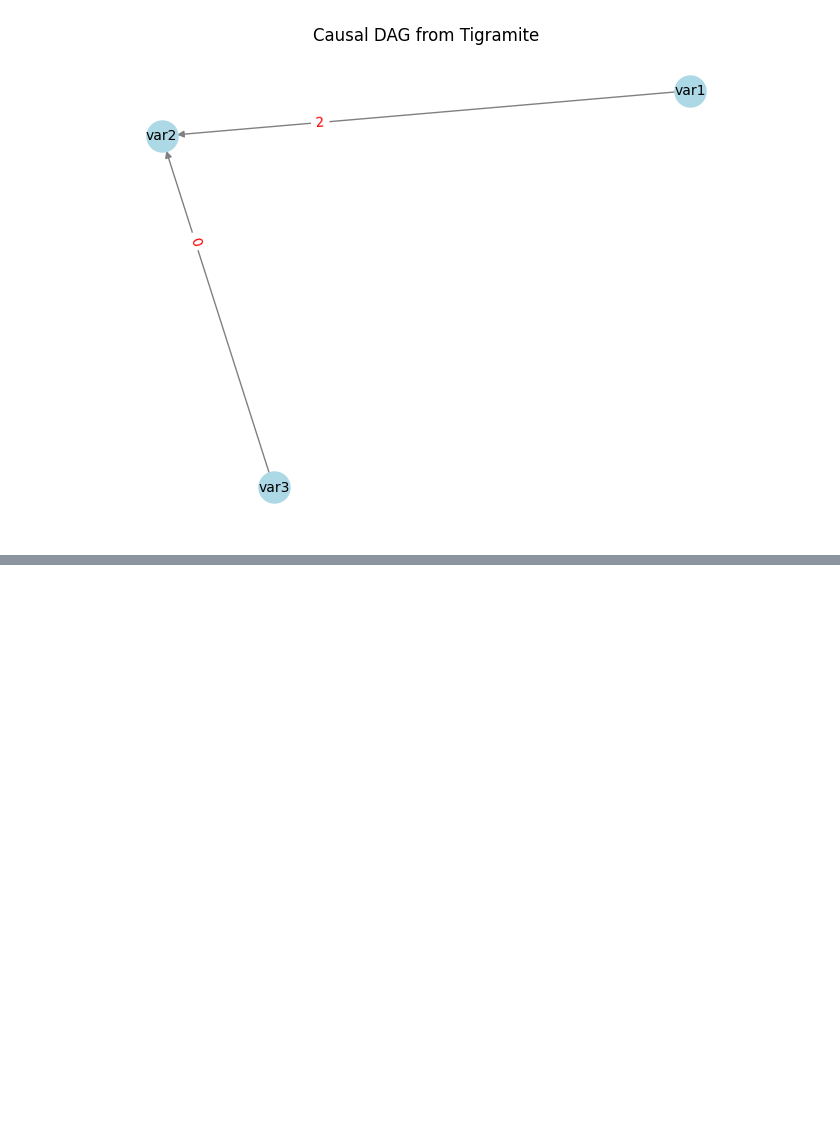
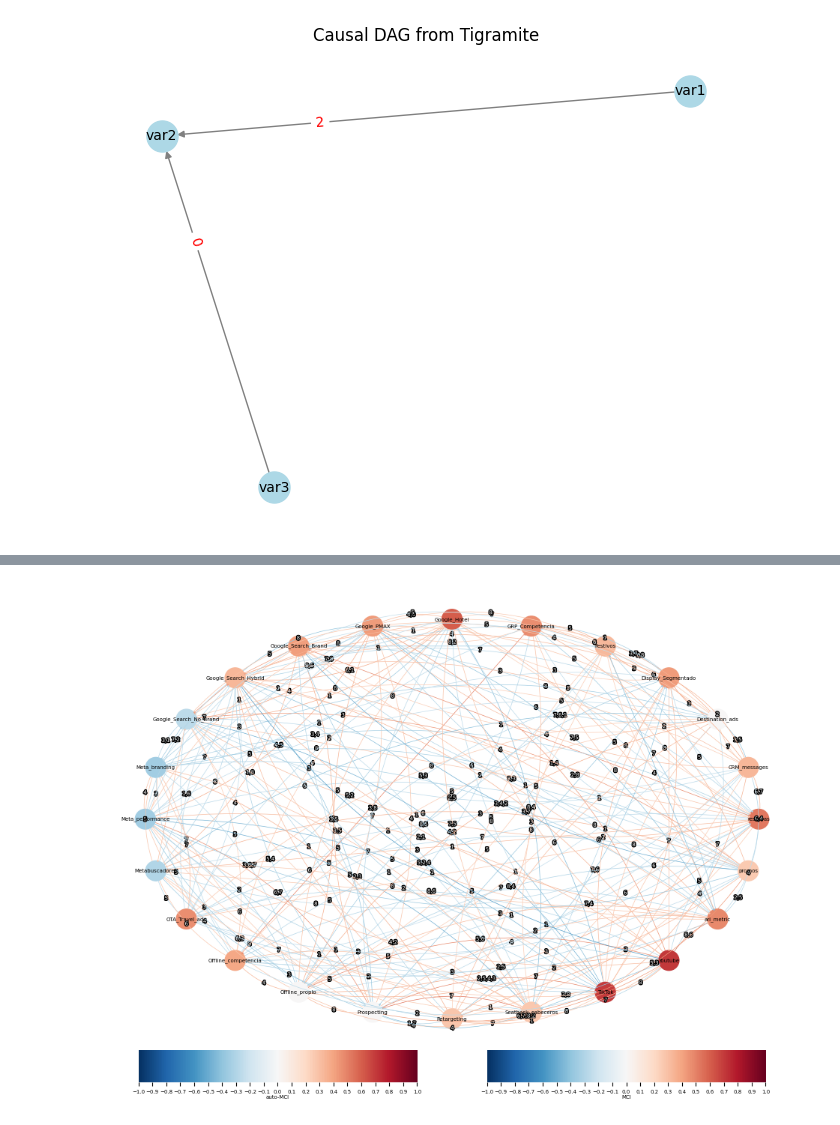
Before and after one commit to miguel-conde/causalty, a Jupyter notebook: PYTHON/notebooks/tst_trigramite.ipynb, the cells around one changed output, grey strips where cells are left out. Saved outputs shown, nothing was run; the diff lists cells and outputs as text; code cells hidden in the pictures; blank space fills up the shorter version.

```diff
--- a/PYTHON/notebooks/tst_trigramite.ipynb
+++ b/PYTHON/notebooks/tst_trigramite.ipynb
@@ -100,0 +338,20 @@ ValueError: 'var1' is not in list
+# %%
+tp.plot_graph(
+    figsize=(12, 8),
+    graph = results['graph'],
+    val_matrix=results['val_matrix'],
+    var_names=df_time_series.columns,
+    link_colorbar_label='MCI',
+    node_colorbar_label='auto-MCI',
+    arrow_linewidth=0.5,
+    arrowhead_size=2,
+    link_label_fontsize=5,
+    label_fontsize=5,
+    tick_label_size=5,
+    node_label_size=5,
+    edge_ticks=0.1,
+    node_ticks=0.1,
+    node_size=0.1
+    );
+# %% [output]
+[figure, added]
```
Also changed, not shown: parts of 15 cells of this notebook.
